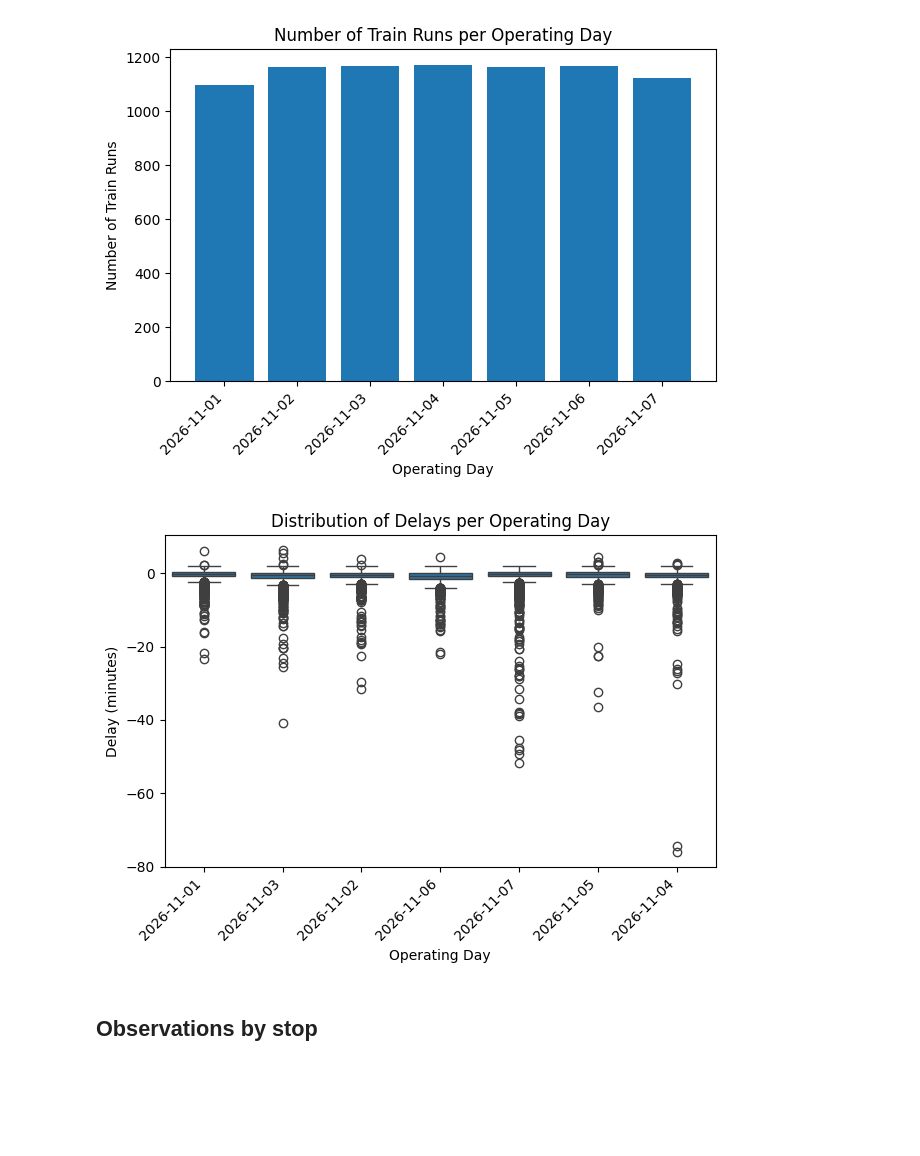
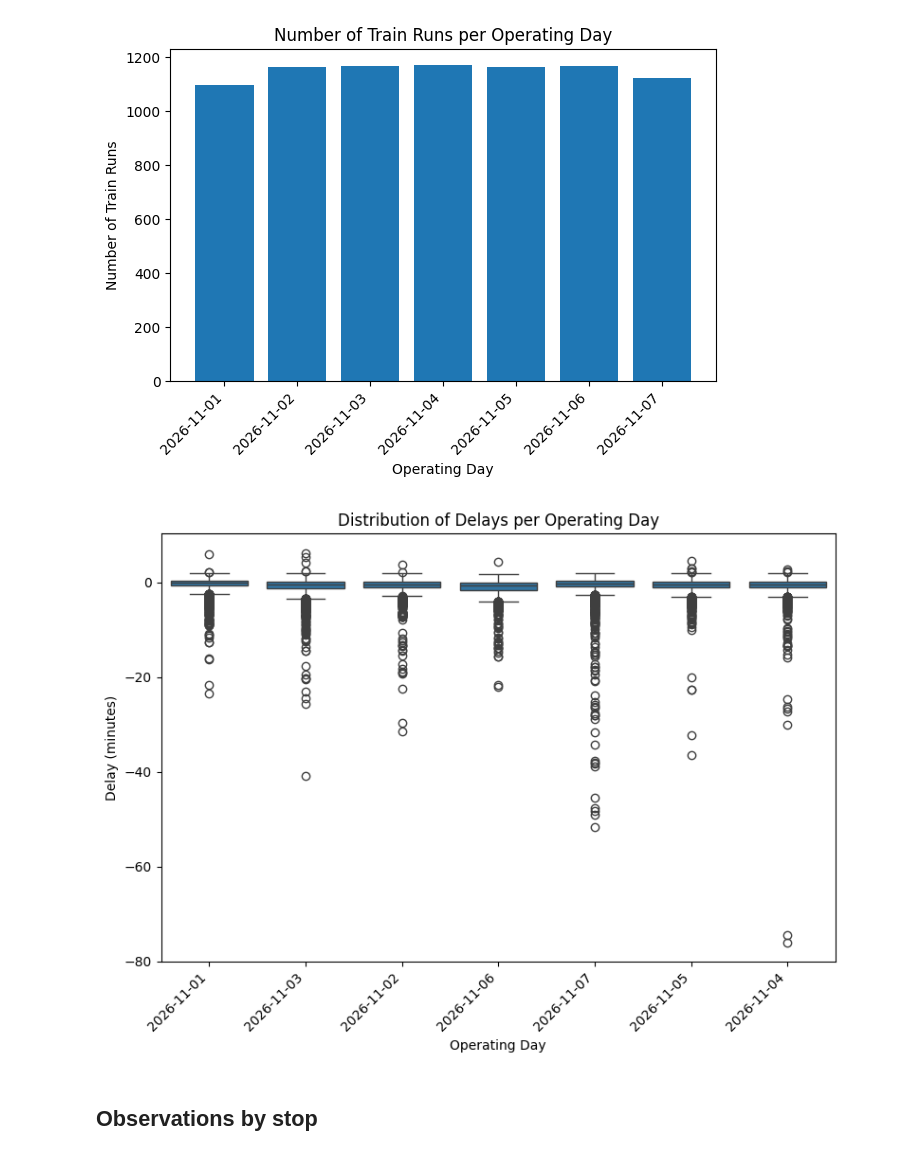
Before and after one commit to ricardahaslinger/Simulation-Optimization-Approach-Locomotive-Scheduling, a Jupyter notebook: analysis/eda.ipynb, the cells around one changed output. Cells and saved outputs as stored; diff of their text form; code cells hidden in the pictures; blank space fills up the shorter version.

```diff
--- a/analysis/eda.ipynb
+++ b/analysis/eda.ipynb
@@ -96,16 +96,18 @@ plt.show()
 # %% [output]
 [figure]
 # %%
+plt.figure(figsize=(8, 6))
+
 sns.boxplot(data=data, x="betriebstag", y="an_versp_min")
 
 plt.title("Distribution of Delays per Operating Day")
 plt.xlabel("Operating Day")
 plt.ylabel("Delay (minutes)")
 plt.xticks(rotation=45, ha='right')
 plt.tight_layout()
 plt.show()
 # %% [output]
-[figure, old version]
+[figure, new version]
 # %% [markdown]
 ## Observations by stop
 # %%
```
